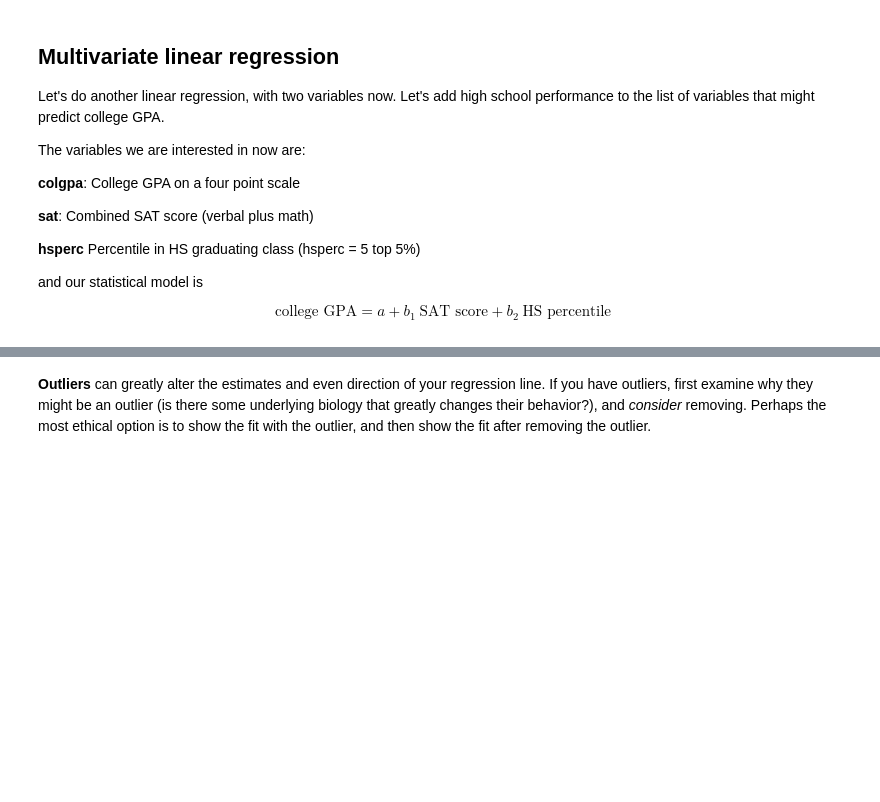
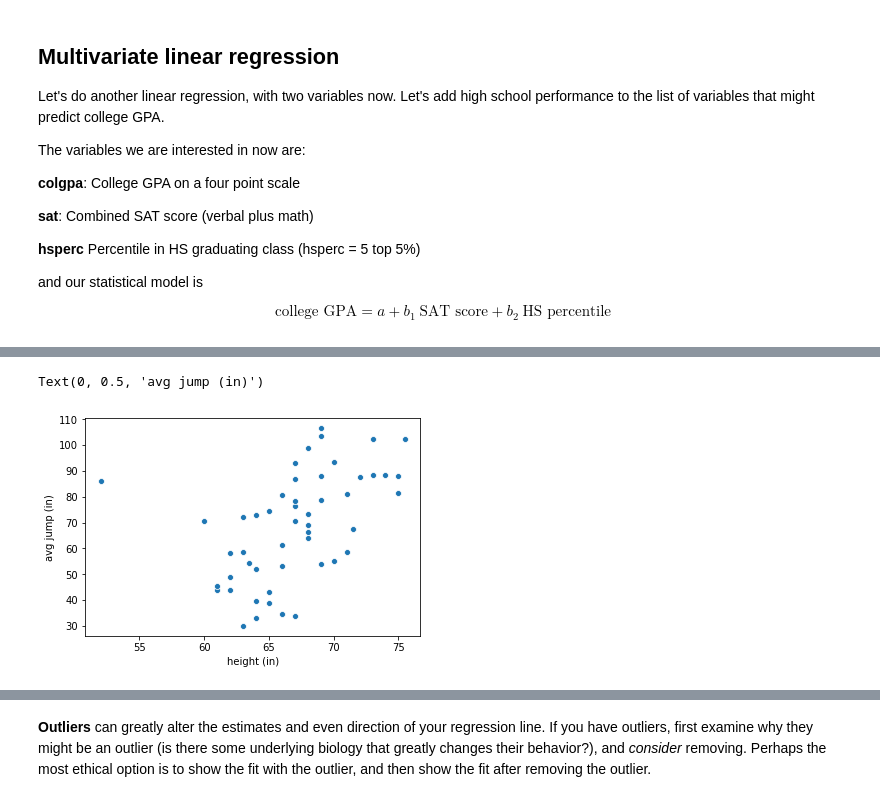
Before and after one commit to asizemore/data_science_seminar_upenn20, a Jupyter notebook: Linear_regression_07162020.ipynb, the cells around one changed output, grey strips where cells are left out. Drawn from its saved outputs; the diff is of its cells as text; code cells hidden in the pictures; blank space fills up the shorter version.

```diff
--- a/Linear_regression_07162020.ipynb
+++ b/Linear_regression_07162020.ipynb
@@ -183,5 +256,12 @@ jump_df.head()
 # %%
 # Draw a scatterplot of the data
+
+sns.scatterplot(heights,avg_jump)
+plt.xlabel("height (in)")
+plt.ylabel("avg jump (in)");
+# %% [output]
+Text(0, 0.5, 'avg jump (in)')
+[figure, added]
 # %%
 # Run a linear regression to test the relationship between average jump distance and height
 
```
Also changed, not shown: parts of 19 cells of this notebook.
